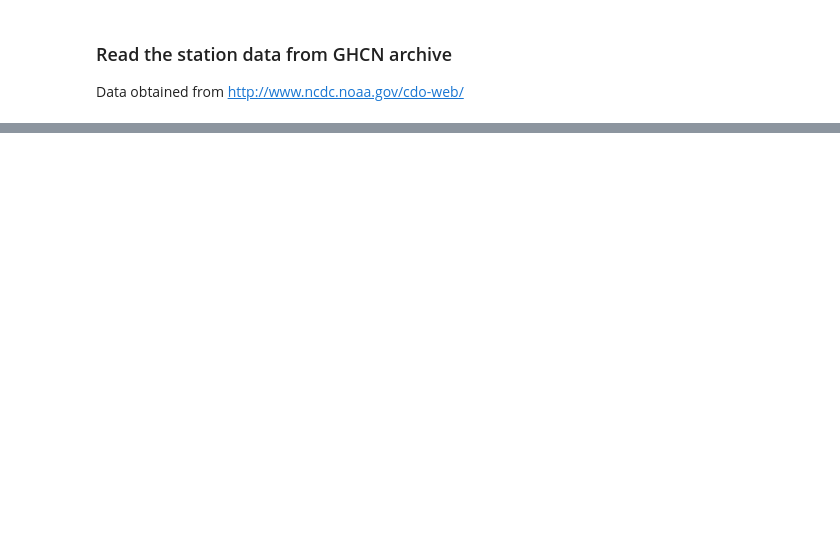
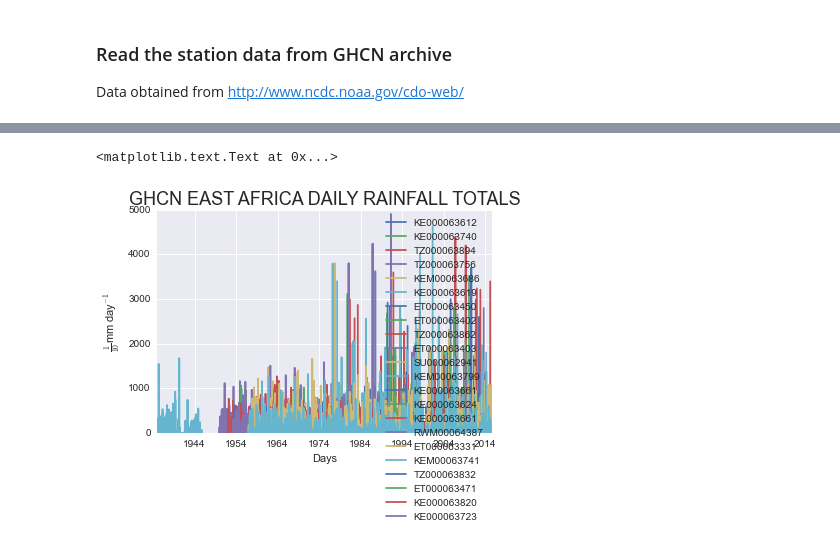
Before and after one commit to elinahkk/Masters, a Jupyter notebook: GHCN_data.ipynb, the cells around one changed output, grey strips where cells are left out. Drawn from its saved outputs; the diff is of its cells as text; code cells hidden in the pictures; blank space fills up the shorter version.

```diff
--- a/GHCN_data.ipynb
+++ b/GHCN_data.ipynb
@@ -57,0 +54,3 @@ Wall time: 7.35 s
+# %%
+X=pd.concat([df_prcp[key] for key in df_prcp.keys()],axis=1)
+X.tail()
@@ -57,0 +65,4 @@ Wall time: 7.35 s
+# %%
+mask = X == -9999.
+X[mask] = np.nan
+X[mask].tail()
@@ -57,0 +112,9 @@ Wall time: 7.35 s
+# %%
+plt.plot(X.index, X.values)
+plt.ylabel(r"$\frac{1}{10}$mm day$^{-1}$")
+plt.xlabel(r"Days")
+plt.legend(df_prcp.keys())
+plt.title('GHCN EAST AFRICA DAILY RAINFALL TOTALS', fontsize=18)
+# %% [output]
+<matplotlib.text.Text at 0x...>
+[figure, added]
```
Also changed, not shown: parts of 25 cells of this notebook.
